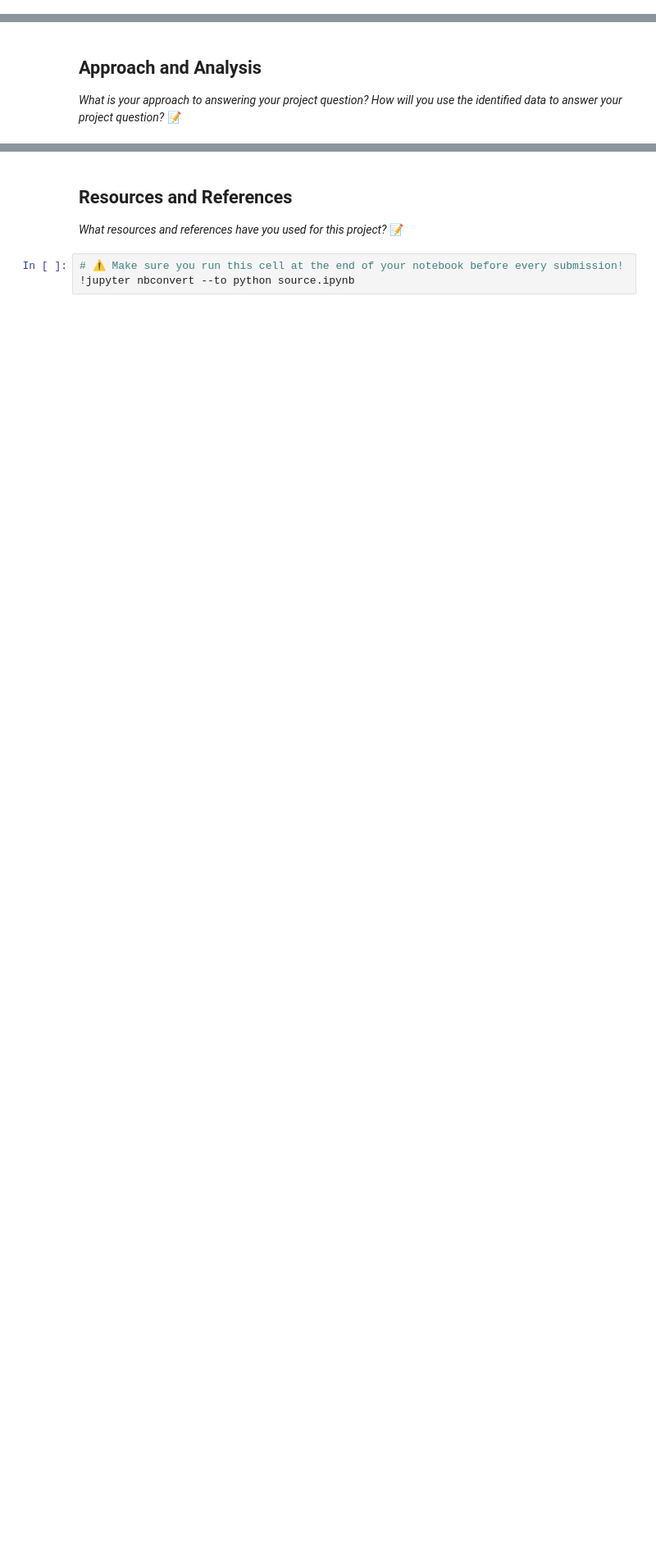
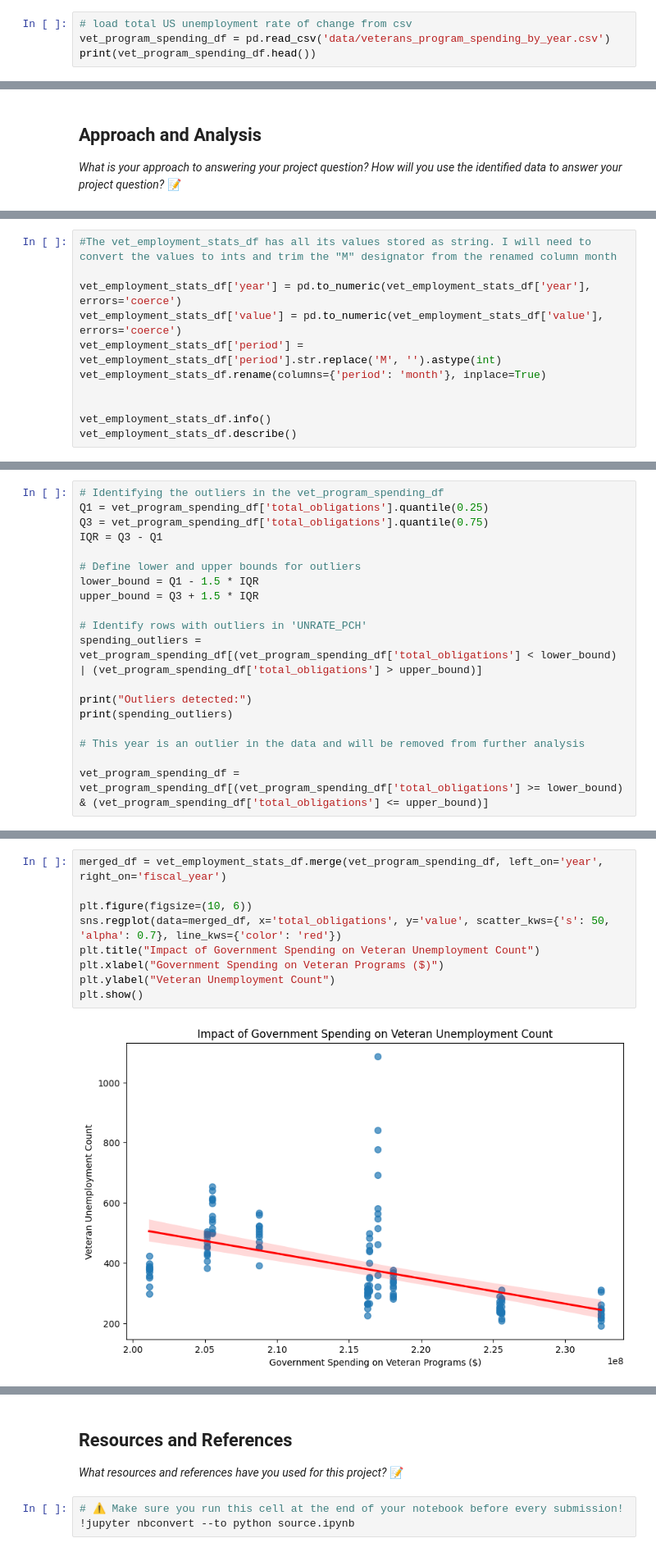
Before and after one commit to IT4063C-Fall24/final-project-vogelrj, a Jupyter notebook: source.ipynb, the cells around one changed output, grey strips where cells are left out. Shown at 82% size. Saved outputs shown, nothing was run; the diff lists cells and outputs as text; blank space fills up the shorter version.

```diff
--- a/source.ipynb
+++ b/source.ipynb
@@ -31,0 +144,4 @@ At the conclusion of this analysis I intend to show that there is a distinct rel
+# %%
+# load total US unemployment rate of change from csv
+vet_program_spending_df = pd.read_csv('data/veterans_program_spending_by_year.csv')
+print(vet_program_spending_df.head())
@@ -112,0 +221,11 @@ I will merge the relevant information from the datasets using the year as a key.
+# %%
+#The vet_employment_stats_df has all its values stored as string. I will need to convert the values to ints and trim the "M" designator from the renamed column month
+
+vet_employment_stats_df['year'] = pd.to_numeric(vet_employment_stats_df['year'], errors='coerce')
+vet_employment_stats_df['value'] = pd.to_numeric(vet_employment_stats_df['value'], errors='coerce')
+vet_employment_stats_df['period'] = vet_employment_stats_df['period'].str.replace('M', '').astype(int)
+vet_employment_stats_df.rename(columns={'period': 'month'}, inplace=True)
+
+
+vet_employment_stats_df.info()
+vet_employment_stats_df.describe()
@@ -112,0 +413,19 @@ I will merge the relevant information from the datasets using the year as a key.
+# %%
+# Identifying the outliers in the vet_program_spending_df
+Q1 = vet_program_spending_df['total_obligations'].quantile(0.25)
+Q3 = vet_program_spending_df['total_obligations'].quantile(0.75)
+IQR = Q3 - Q1
+
+# Define lower and upper bounds for outliers
+lower_bound = Q1 - 1.5 * IQR
+upper_bound = Q3 + 1.5 * IQR
+
+# Identify rows with outliers in 'UNRATE_PCH'
+spending_outliers = vet_program_spending_df[(vet_program_spending_df['total_obligations'] < lower_bound) | (vet_program_spending_df['total_obligations'] > upper_bound)]
+
+print("Outliers detected:")
+print(spending_outliers)
+
+# This year is an outlier in the data and will be removed from further analysis
+
+vet_program_spending_df = vet_program_spending_df[(vet_program_spending_df['total_obligations'] >= lower_bound) & (vet_program_spending_df['total_obligations'] <= upper_bound)]
@@ -112,0 +464,11 @@ I will merge the relevant information from the datasets using the year as a key.
+# %%
+merged_df = vet_employment_stats_df.merge(vet_program_spending_df, left_on='year', right_on='fiscal_year')
+
+plt.figure(figsize=(10, 6))
+sns.regplot(data=merged_df, x='total_obligations', y='value', scatter_kws={'s': 50, 'alpha': 0.7}, line_kws={'color': 'red'})
+plt.title("Impact of Government Spending on Veteran Unemployment Count")
+plt.xlabel("Government Spending on Veteran Programs ($)")
+plt.ylabel("Veteran Unemployment Count")
+plt.show()
+# %% [output]
+[figure, added]
```
Also changed, not shown: parts of 33 cells of this notebook, 4 other files.
